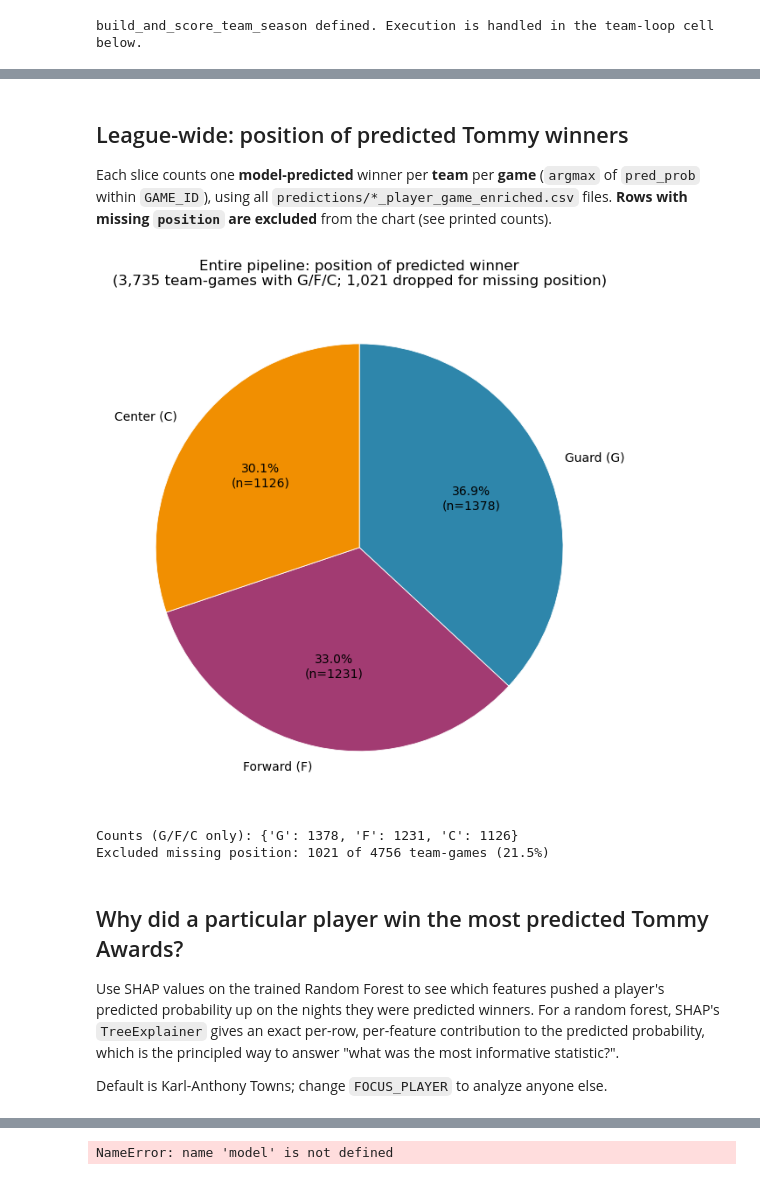
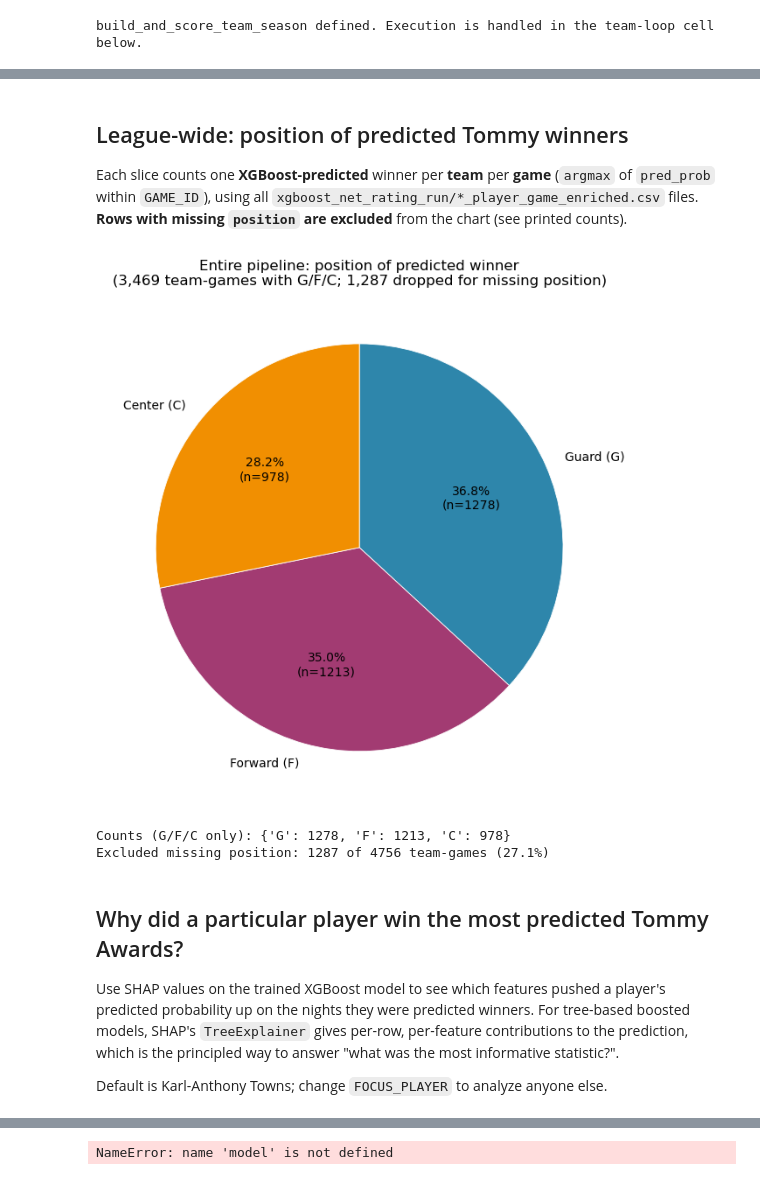
Before and after one commit to Tttaussig33/tommy-award-analysis, a Jupyter notebook: notebooks/predict_tommy_award_other_teams.ipynb, the cells around one changed output, grey strips where cells are left out. Drawn from its saved outputs; the diff is of its cells as text; code cells hidden in the pictures.

```diff
--- a/notebooks/predict_tommy_award_other_teams.ipynb
+++ b/notebooks/predict_tommy_award_other_teams.ipynb
@@ -543,11 +515,18 @@ TARGET_TEAM_NAME = ANALYSIS_TEAM_NAME
 TARGET_TEAM_ID = get_team_id(ANALYSIS_TEAM_NAME)
 team_slug = slugify_team(ANALYSIS_TEAM_NAME)
 
-predictions_dir = REPO_ROOT / "predictions"
+MODEL_RUN_LABEL = "xgboost_net_rating_run"
+predictions_dir = REPO_ROOT / "predictions" / MODEL_RUN_LABEL
 predictions_dir.mkdir(parents=True, exist_ok=True)
+
+# Keep this run separate from earlier Random Forest CSVs in predictions/.
+# Because this folder is XGBoost-specific, cached files here are safe to reuse.
+REFRESH_ENRICHED_CACHE = False
 
 print(f"Teams to score: {[c['name'] for c in team_configs]}")
 print(f"Seasons: {TARGET_SEASONS}, types: {SEASON_TYPES}")
+print(f"Writing CSV outputs to: {predictions_dir}")
+print(f"Refresh enriched prediction cache: {REFRESH_ENRICHED_CACHE}")
 print(f"SHAP analysis focus team: {ANALYSIS_TEAM_NAME}")
 # %% [output]
 Teams to score: ['Atlanta Hawks', 'Brooklyn Nets', 'Charlotte Hornets', 'Chicago Bulls', 'Cleveland Cavaliers', 'Dallas Mavericks', 'Denver Nuggets', 'Detroit Pistons', 'Golden State Warriors', 'Houst ...
@@ -1075,7 +1062,7 @@ from IPython.display import Markdown, display
 # One top-1 predicted winner per team-game from every saved enriched CSV (same scope as the league loop).
 _cwd = Path.cwd().resolve()
 REPO_ROOT = _cwd if (_cwd / "predictions").is_dir() else _cwd.parent
-PRED = REPO_ROOT / "predictions"
+PRED = predictions_dir if "predictions_dir" in globals() else REPO_ROOT / "predictions" / "xgboost_net_rating_run"
 ENRICHED_RE = re.compile(r"^(.+)_(20\d{2}-\d{2})_player_game_enriched\.csv$")
 
 frames: list[pd.DataFrame] = []
@@ -1090,7 +1077,7 @@ for f in sorted(PRED.glob("*_player_game_enriched.csv")):
 
 if not frames:
     raise FileNotFoundError(
-        "No predictions/*_player_game_enriched.csv with pred_prob. "
+        f"No {PRED}/*_player_game_enriched.csv with pred_prob. "
         "Run the cell that fetches/scores all teams (writes enriched files) first."
     )
 
@@ -1116,43 +1103,43 @@ def _autopct(arr: np.ndarray):
         return f"{pct:.1f}%\n(n={n})"
 
     return _p
 
 display(
     Markdown(
         "## League-wide: position of predicted Tommy winners\n"
-        "Each slice counts one **model-predicted** winner per **team** per **game** "
-        "(`argmax` of `pred_prob` within `GAME_ID`), using all `predictions/*_player_game_enriched.csv` files. "
+        "Each slice counts one **XGBoost-predicted** winner per **team** per **game** "
+        f"(`argmax` of `pred_prob` within `GAME_ID`), using all `{PRED.name}/*_player_game_enriched.csv` files. "
         "**Rows with missing `position` are excluded** from the chart (see printed counts)."
     )
 )
 fig, ax = plt.subplots(figsize=(6.5, 6.5))
 ax.pie(
     sizes,
     labels=label_list,
     colors=c_list,
     startangle=90,
     counterclock=False,
     autopct=_autopct(sizes),
     wedgeprops={"edgecolor": "white", "linewidth": 0.6},
 )
 ax.set_title(
     f"Entire pipeline: position of predicted winner\n"
     f"({int(sizes.sum()):,} team-games with G/F/C; {n_dropped:,} dropped for missing position)"
 )
 fig.tight_layout()
 plt.show()
 print("Counts (G/F/C only):", counts.reindex(order).to_dict())
 print(f"Excluded missing position: {n_dropped} of {n_total} team-games ({100 * n_dropped / n_total:.1f}%)")
 # %% [output]
 ## League-wide: position of predicted Tommy winners
-Each slice counts one **model-predicted** winner per **team** per **game** (`argmax` of `pred_prob` within `GAME_ID`), using all `predictions/*_player_game_enriched.csv` files. **Rows with missing `position` are excluded** from the chart (see printed counts).
+Each slice counts one **XGBoost-predicted** winner per **team** per **game** (`argmax` of `pred_prob` within `GAME_ID`), using all `xgboost_net_rating_run/*_player_game_enriched.csv` files. **Rows with missing `position` are excluded** from the chart (see printed counts).
-[figure, old version]
+[figure, new version]
-Counts (G/F/C only): {'G': 1378, 'F': 1231, 'C': 1126}
-Excluded missing position: 1021 of 4756 team-games (21.5%)
+Counts (G/F/C only): {'G': 1278, 'F': 1213, 'C': 978}
+Excluded missing position: 1287 of 4756 team-games (27.1%)
 # %% [markdown]
 ## Why did a particular player win the most predicted Tommy Awards?
 
-Use SHAP values on the trained Random Forest to see which features pushed a player's predicted probability up on the nights they were predicted winners. For a random forest, SHAP's `TreeExplainer` gives an exact per-row, per-feature contribution to the predicted probability, which is the principled way to answer "what was the most informative statistic?".
+Use SHAP values on the trained XGBoost model to see which features pushed a player's predicted probability up on the nights they were predicted winners. For tree-based boosted models, SHAP's `TreeExplainer` gives per-row, per-feature contributions to the prediction, which is the principled way to answer "what was the most informative statistic?".
 
 Default is Karl-Anthony Towns; change `FOCUS_PLAYER` to analyze anyone else.
 # %%
```
Also changed, not shown: parts of 13 cells of this notebook.
